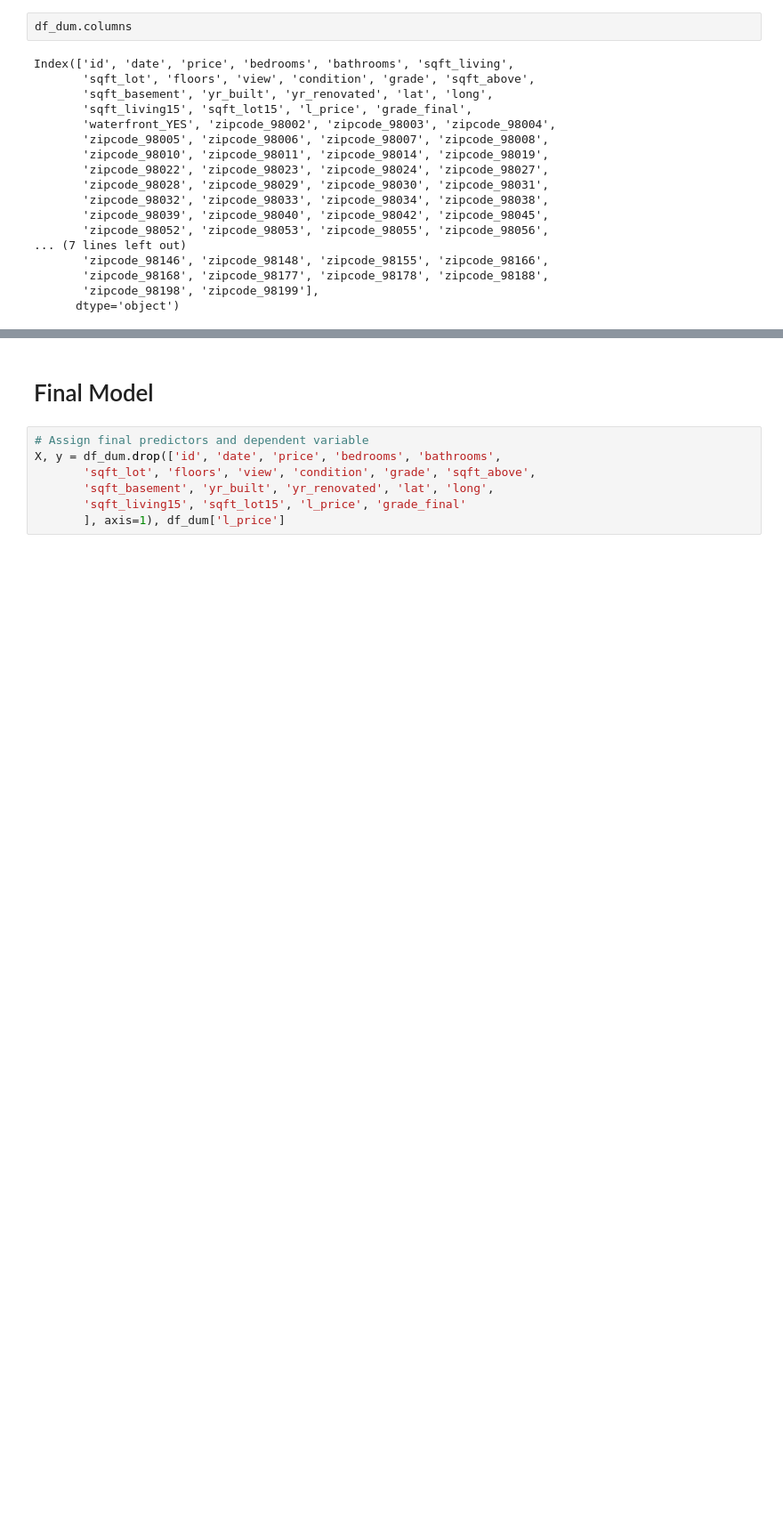
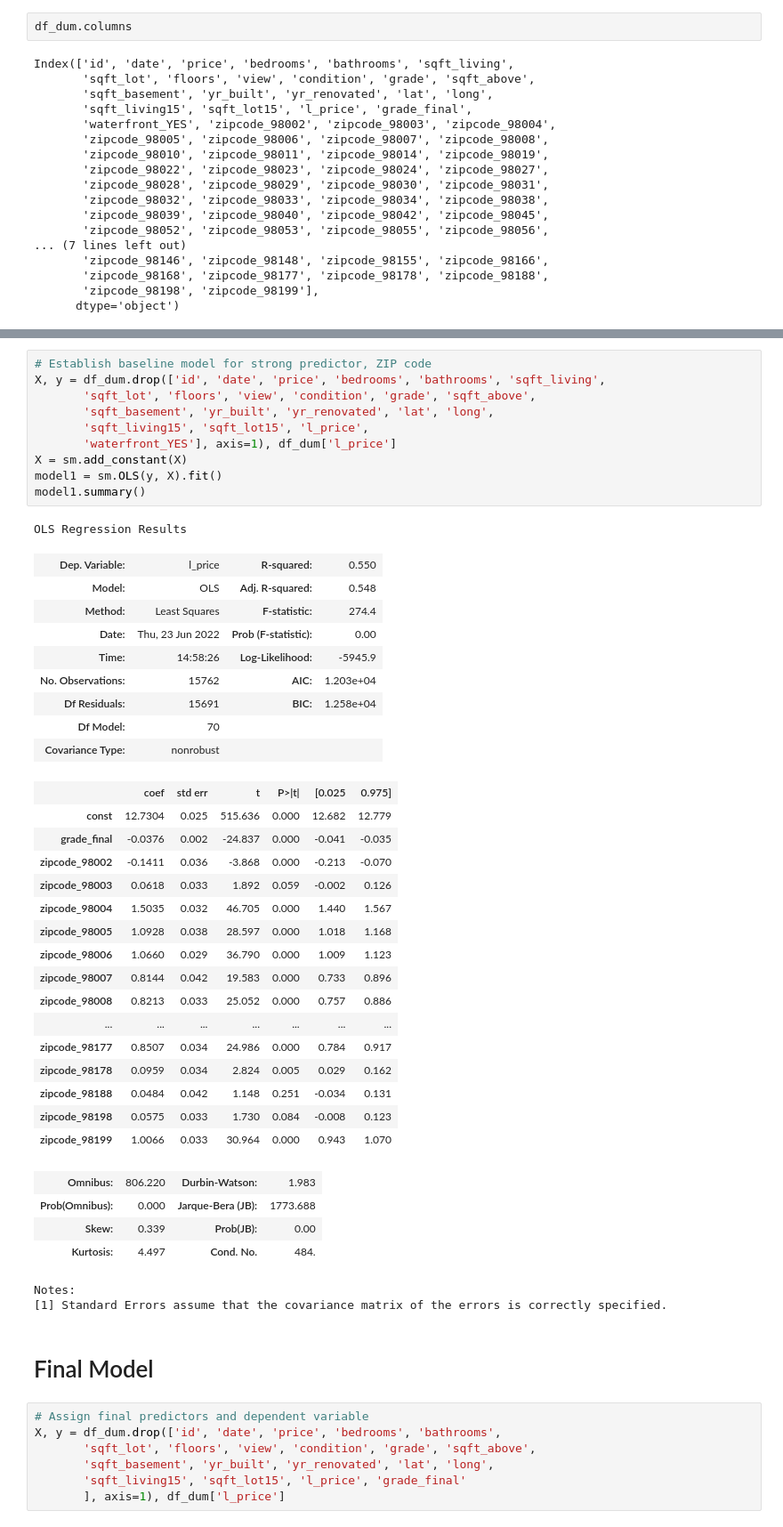
Before and after one commit to Krispy3/KingCountySales, a Jupyter notebook: KCSales.ipynb, the cells around one changed output, grey strips where cells are left out. Shown: that part at 89% size. Drawn from its saved outputs; the diff is of its cells as text; blank space fills up the shorter version.

```diff
--- a/KCSales.ipynb
+++ b/KCSales.ipynb
@@ -193,3 +148,46 @@ strong multicollinearity or other numerical problems.
+# %%
+# Establish baseline model for strong predictor, ZIP code
+X, y = df_dum.drop(['id', 'date', 'price', 'bedrooms', 'bathrooms', 'sqft_living',
+       'sqft_lot', 'floors', 'view', 'condition', 'grade', 'sqft_above',
+       'sqft_basement', 'yr_built', 'yr_renovated', 'lat', 'long',
+       'sqft_living15', 'sqft_lot15', 'l_price',
+       'waterfront_YES'], axis=1), df_dum['l_price']
+X = sm.add_constant(X)
+model1 = sm.OLS(y, X).fit()
+model1.summary()
+# %% [output]
+OLS Regression Results
+| Dep. Variable: | l_price | R-squared: | 0.550 |
+| Model: | OLS | Adj. R-squared: | 0.548 |
+| Method: | Least Squares | F-statistic: | 274.4 |
+| Date: | Thu, 23 Jun 2022 | Prob (F-statistic): | 0.00 |
+| Time: | 14:58:26 | Log-Likelihood: | -5945.9 |
+| No. Observations: | 15762 | AIC: | 1.203e+04 |
+| Df Residuals: | 15691 | BIC: | 1.258e+04 |
+| Df Model: | 70 |  |  |
+| Covariance Type: | nonrobust |  |  |
+|  | coef | std err | t | P>|t| | [0.025 | 0.975] |
+| const | 12.7304 | 0.025 | 515.636 | 0.000 | 12.682 | 12.779 |
+| grade_final | -0.0376 | 0.002 | -24.837 | 0.000 | -0.041 | -0.035 |
+| zipcode_98002 | -0.1411 | 0.036 | -3.868 | 0.000 | -0.213 | -0.070 |
+| zipcode_98003 | 0.0618 | 0.033 | 1.892 | 0.059 | -0.002 | 0.126 |
+| zipcode_98004 | 1.5035 | 0.032 | 46.705 | 0.000 | 1.440 | 1.567 |
+| zipcode_98005 | 1.0928 | 0.038 | 28.597 | 0.000 | 1.018 | 1.168 |
+| zipcode_98006 | 1.0660 | 0.029 | 36.790 | 0.000 | 1.009 | 1.123 |
+| zipcode_98007 | 0.8144 | 0.042 | 19.583 | 0.000 | 0.733 | 0.896 |
+| zipcode_98008 | 0.8213 | 0.033 | 25.052 | 0.000 | 0.757 | 0.886 |
+| ... | ... | ... | ... | ... | ... | ... |
+| zipcode_98177 | 0.8507 | 0.034 | 24.986 | 0.000 | 0.784 | 0.917 |
+| zipcode_98178 | 0.0959 | 0.034 | 2.824 | 0.005 | 0.029 | 0.162 |
+| zipcode_98188 | 0.0484 | 0.042 | 1.148 | 0.251 | -0.034 | 0.131 |
+| zipcode_98198 | 0.0575 | 0.033 | 1.730 | 0.084 | -0.008 | 0.123 |
+| zipcode_98199 | 1.0066 | 0.033 | 30.964 | 0.000 | 0.943 | 1.070 |
+| Omnibus: | 806.220 | Durbin-Watson: | 1.983 |
+| Prob(Omnibus): | 0.000 | Jarque-Bera (JB): | 1773.688 |
+| Skew: | 0.339 | Prob(JB): | 0.00 |
+| Kurtosis: | 4.497 | Cond. No. | 484. |
+Notes:
+[1] Standard Errors assume that the covariance matrix of the errors is correctly specified.
 # %% [markdown]
 # Final Model
 # %%
```
Also changed, not shown: parts of 3 cells of this notebook.
